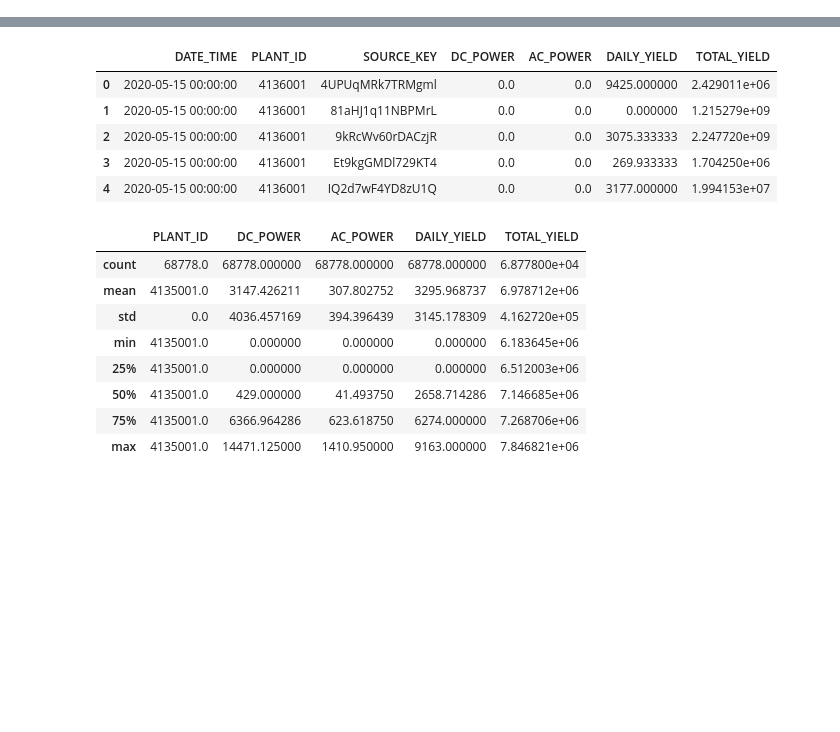
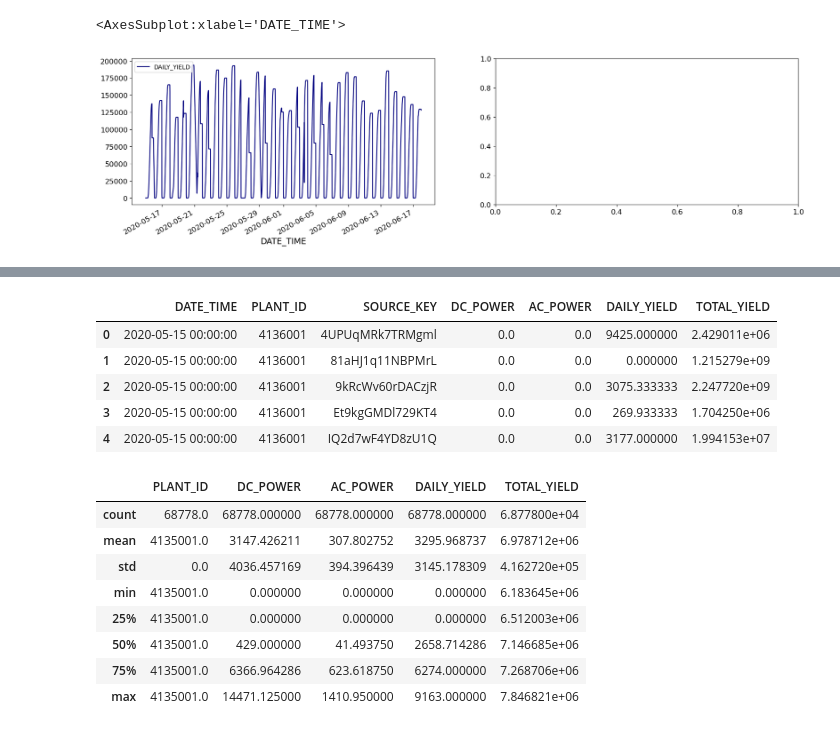
Before and after one commit to YohannesDK/DAT540_Group_11, a Jupyter notebook: the notebook.ipynb, the cells around one changed output, grey strips where cells are left out. Drawn from its saved outputs; the diff is of its cells as text; code cells hidden in the pictures; blank space fills up the shorter version.

```diff
--- a/the notebook.ipynb
+++ b/the notebook.ipynb
@@ -20,0 +147,10 @@ plant1.head()
+# %%
+df_plant1=plant1.groupby('DATE_TIME').sum().reset_index()
+df_plant1['time']=df_plant1['DATE_TIME'].dt.time
+
+fig,ax = plt.subplots(ncols=2,nrows=1,dpi=100,figsize=(20,5))
+# daily yield plot
+df_plant1.plot(x='DATE_TIME',y='DAILY_YIELD',color='navy',ax=ax[0])
+# %% [output]
+<AxesSubplot:xlabel='DATE_TIME'>
+[figure, added]
```
Also changed, not shown: parts of 22 cells of this notebook, 1 other file.
